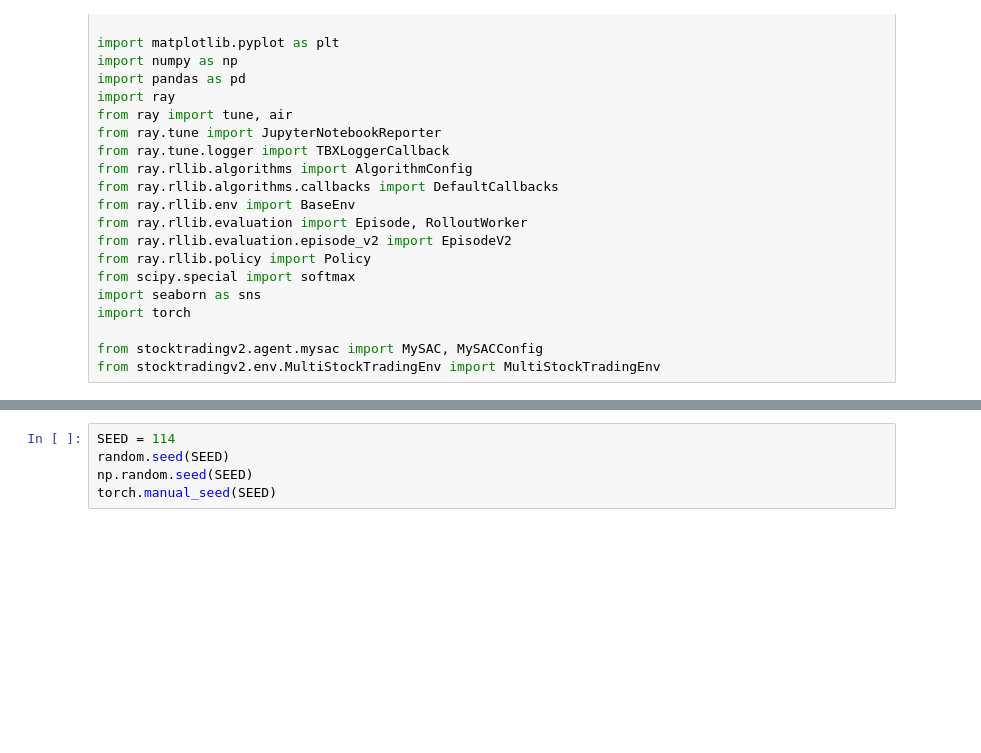
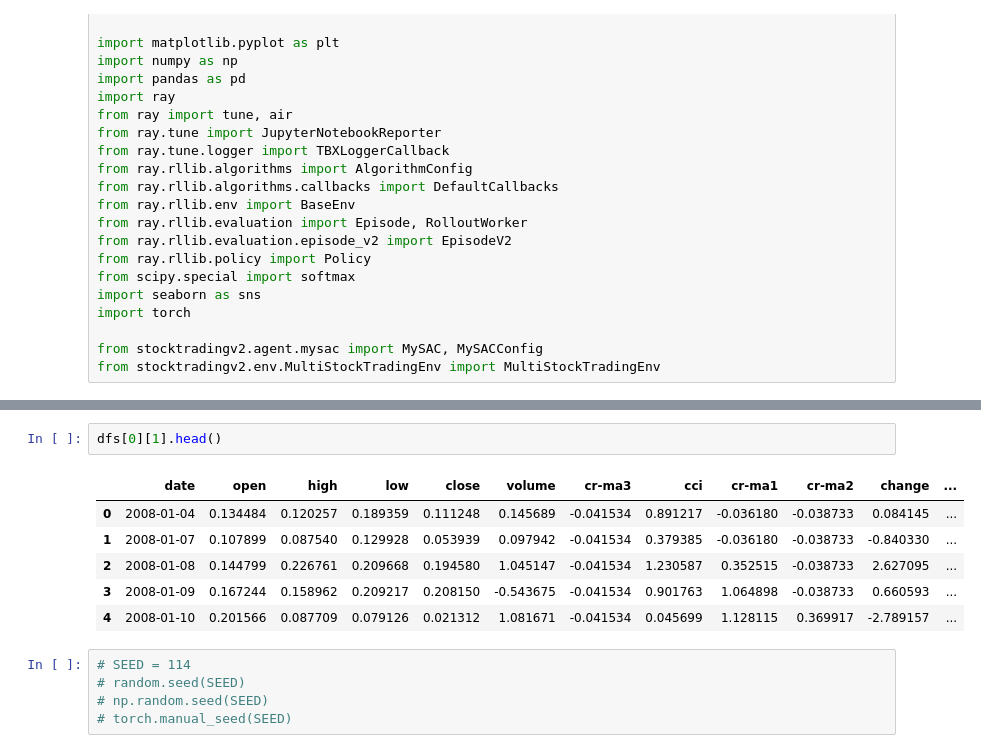
Before and after one commit to freedom5wind/StockTradingV2, a Jupyter notebook: multistock_trading.ipynb, the cells around one changed output, grey strips where cells are left out. Saved outputs shown, nothing was run; the diff lists cells and outputs as text; blank space fills up the shorter version.

```diff
--- a/multistock_trading.ipynb
+++ b/multistock_trading.ipynb
@@ -39,9 +49,18 @@ for root, dirs, files in os.walk("./datasets/SSE50/"):
         dfs.append((file, df))
+# %%
+dfs[0][1].head()
+# %% [output]
+|  | date | open | high | low | close | volume | cr-ma3 | cci | cr-ma1 | cr-ma2 | change | ... |
+| 0 | 2008-01-04 | 0.134484 | 0.120257 | 0.189359 | 0.111248 | 0.145689 | -0.041534 | 0.891217 | -0.036180 | -0.038733 | 0.084145 | ... |
+| 1 | 2008-01-07 | 0.107899 | 0.087540 | 0.129928 | 0.053939 | 0.097942 | -0.041534 | 0.379385 | -0.036180 | -0.038733 | -0.840330 | ... |
+| 2 | 2008-01-08 | 0.144799 | 0.226761 | 0.209668 | 0.194580 | 1.045147 | -0.041534 | 1.230587 | 0.352515 | -0.038733 | 2.627095 | ... |
+| 3 | 2008-01-09 | 0.167244 | 0.158962 | 0.209217 | 0.208150 | -0.543675 | -0.041534 | 0.901763 | 1.064898 | -0.038733 | 0.660593 | ... |
+| 4 | 2008-01-10 | 0.201566 | 0.087709 | 0.079126 | 0.021312 | 1.081671 | -0.041534 | 0.045699 | 1.128115 | 0.369917 | -2.789157 | ... |
 # %%
-SEED = 114
-random.seed(SEED)
-np.random.seed(SEED)
-torch.manual_seed(SEED)
+# SEED = 114
+# random.seed(SEED)
+# np.random.seed(SEED)
+# torch.manual_seed(SEED)
 # %%
 np.random.shuffle(dfs)
 dfs = dfs[:10]
```
Also changed, not shown: parts of 9 cells of this notebook, 3 other files.
